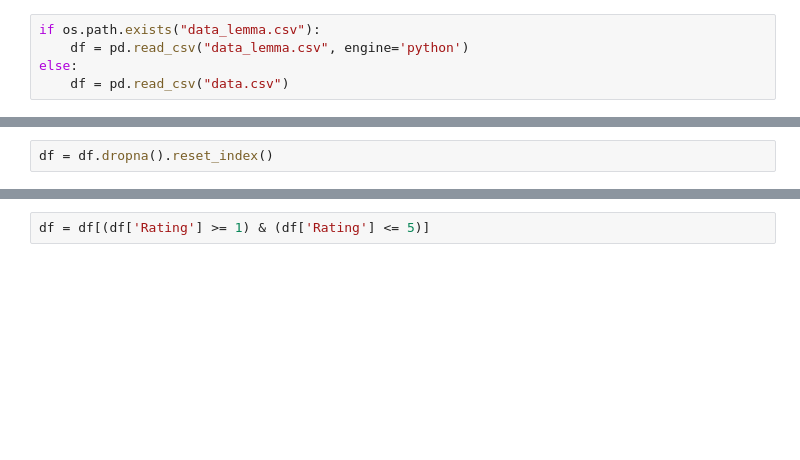
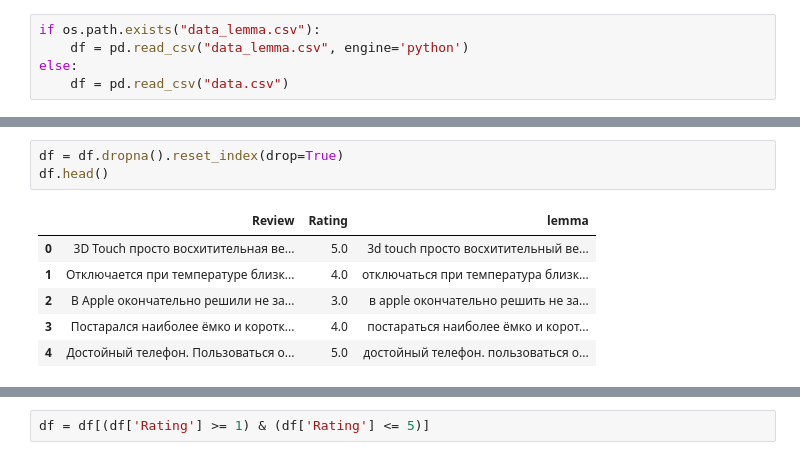
Before and after one commit to ivtroitskiy/nlp-basics, a Jupyter notebook: lesson1/notebook.ipynb, the cells around one changed output, grey strips where cells are left out. Cells and saved outputs as stored; diff of their text form; blank space fills up the shorter version.

```diff
--- a/lesson1/notebook.ipynb
+++ b/lesson1/notebook.ipynb
@@ -95,5 +122,13 @@ memory usage: 17.5+ MB
 # %%
-df = df.dropna().reset_index()
+df = df.dropna().reset_index(drop=True)
+df.head()
+# %% [output]
+|  | Review | Rating | lemma |
+| 0 | 3D Touch просто восхитительная ве... | 5.0 | 3d touch просто восхитительный ве... |
+| 1 | Отключается при температуре близк... | 4.0 | отключаться при температура близк... |
+| 2 | В Apple окончательно решили не за... | 3.0 | в apple окончательно решить не за... |
+| 3 | Постарался наиболее ёмко и коротк... | 4.0 | постараться наиболее ёмко и корот... |
+| 4 | Достойный телефон. Пользоваться о... | 5.0 | достойный телефон. пользоваться о... |
 # %%
 df['Rating'].value_counts()
 # %% [output]
```
Also changed, not shown: parts of 28 cells of this notebook, 1 other file.
